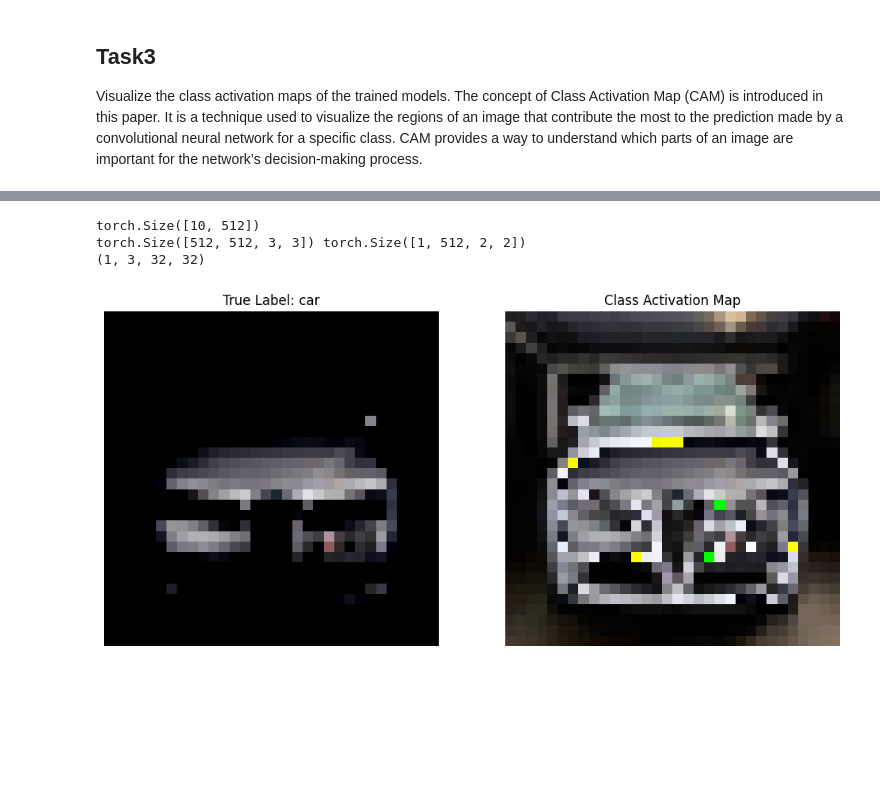
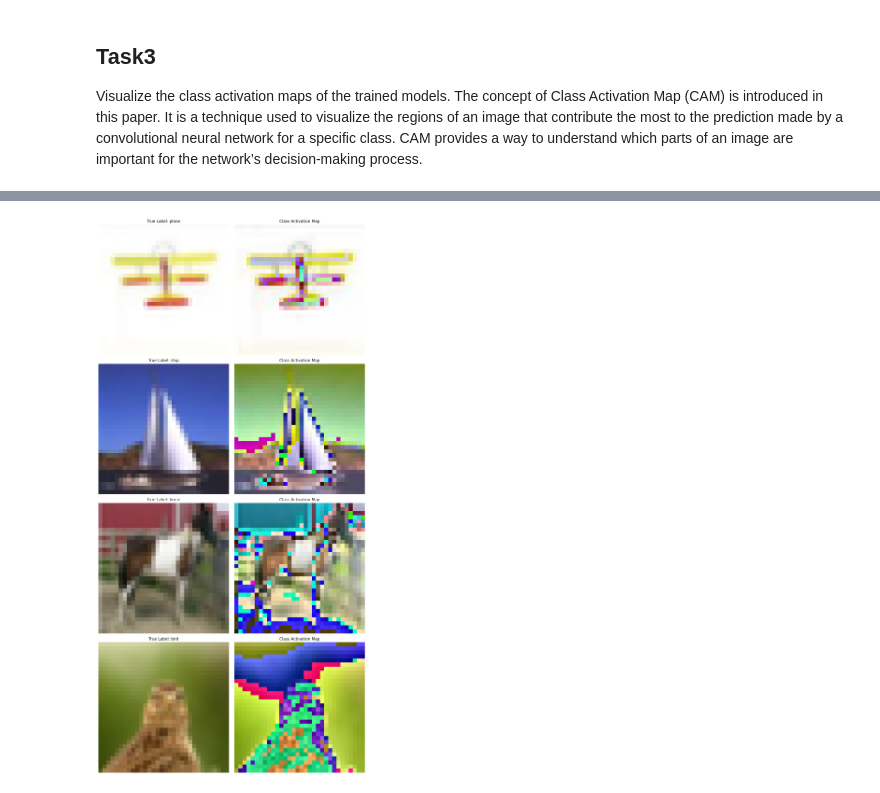
Before and after one commit to Jiang-Feiyu/Deep-learning-Image-Classification, a Jupyter notebook: LP_Relu.ipynb, the cells around one changed output, grey strips where cells are left out. Saved outputs shown, nothing was run; the diff lists cells and outputs as text; code cells hidden in the pictures; blank space fills up the shorter version.

```diff
--- a/LP_Relu.ipynb
+++ b/LP_Relu.ipynb
@@ -162,7 +162,7 @@ loss_hist, acc_hist = [], []
 loss_hist_val, acc_hist_val = [], []
 
 # Training and validation loop
-num_epochs = 30  # Set the number of epochs to 30
+num_epochs = 40  # Set the number of epochs to 40
 
 for epoch in range(num_epochs):
   running_loss = 0.0
@@ -384,10 +374,9 @@ def get_cam(model, input_image, target_class):
 
     params = list(net.parameters())
     weight_softmax = params[-2]
-    print(weight_softmax.shape)
+
     # Get the weights of the last convolutional layer
     weights = model.layer4[1].conv2.weight.data
-    print(weights.shape, feature_map.shape)
     b, c, h ,w = feature_map.shape
     feature_map = feature_map.reshape(b,c,h,w).permute(0,2,3,1)
     weight_softmax = weight_softmax.permute(1,0)
@@ -419,29 +408,41 @@ def overlay_cam(input_image, cam):
     # Normalize the CAM image
     cam_image = cam_image / np.max(cam_image)
 
+    # Ensure the CAM image pixel values are in the range [0, 1]
+    cam_image = np.clip(cam_image, 0, 1)
+
     return cam_image
 
-# Choose a random image from the test set
-random_image, true_label = test_set[np.random.randint(len(test_set))]
-random_image = random_image.unsqueeze(0)
-random_image = F.interpolate(random_image, size=(32, 32), mode='bilinear', align_corners=False)
+# Choose the number of random images to display
+num_images_to_display = 4
 
-# Get the CAM for the true label of the random image
-cam = get_cam(net, random_image, true_label)
+# Create subplots for the specified number of images
+fig, axes = plt.subplots(num_images_to_display, 2, figsize=(12, 6 * num_images_to_display))
 
-# Overlay the CAM on the original image
-cam_image = overlay_cam(random_image, cam)
+for i in range(num_images_to_display):
+    # Choose a random image from the test set
+    random_image, true_label = test_set[np.random.randint(len(test_set))]
+    random_image = random_image.unsqueeze(0)
+    random_image = F.interpolate(random_image, size=(32, 32), mode='bilinear', align_corners=False)
 
-# Display the original image and the CAM overlay
-fig, axes = plt.subplots(1, 2, figsize=(12, 6))
-print(random_image.numpy().shape)
-axes[0].imshow(np.transpose(random_image.numpy()[0], (1, 2, 0)))
-axes[0].set_title(f"True Label: {classes[true_label]}")
-axes[0].axis('off')
-axes[1].imshow(cam_image)
-axes[1].set_title("Class Activation Map")
-axes[1].axis('off')
+    # Get the CAM for the true label of the random image
+    cam = get_cam(net, random_image, true_label)
 
+    # Overlay the CAM on the original image
+    cam_image = overlay_cam(random_image, cam)
+
+    # Convert the image back to [0, 1] range for visualization
+    input_image_display = (np.transpose(random_image.numpy()[0], (1, 2, 0)) + 1) / 2
+
+    # Display the original image and the CAM overlay in the corresponding subplot
+    axes[i, 0].imshow(input_image_display)
+    axes[i, 0].set_title(f"True Label: {classes[true_label]}")
+    axes[i, 0].axis('off')
+    axes[i, 1].imshow(cam_image)
+    axes[i, 1].set_title("Class Activation Map")
+    axes[i, 1].axis('off')
+
+plt.tight_layout()
 plt.show()
 # activation
 # %% [output]
@@ -449,4 +449 @@ WARNING:matplotlib.image:Clipping input data to the valid range for imshow with
-torch.Size([10, 512])
-torch.Size([512, 512, 3, 3]) torch.Size([1, 512, 2, 2])
-(1, 3, 32, 32)
-[figure, old version]
+[figure, new version]
```
Also changed, not shown: parts of 5 cells of this notebook.
